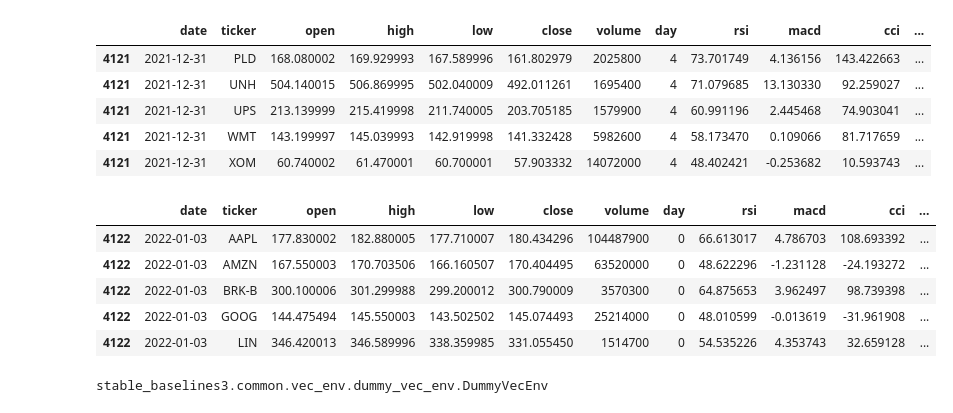
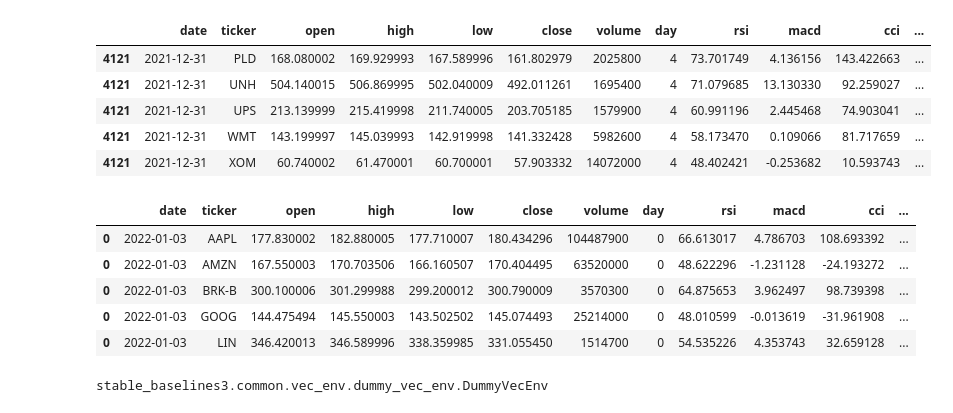
Before and after one commit to nolanspecter/Portfolio-Optimization-using-RL, a Jupyter notebook: portfolio.ipynb, the cells around one changed output. Cells and saved outputs as stored; diff of their text form; code cells hidden in the pictures.

```diff
--- a/portfolio.ipynb
+++ b/portfolio.ipynb
@@ -51,14 +50,16 @@ df_train.tail()
 | 4121 | 2021-12-31 | XOM | 60.740002 | 61.470001 | 60.700001 | 57.903332 | 14072000 | 4 | 48.402421 | -0.253682 | 10.593743 | ... |
 # %%
 df_test = df[df['date'] >= '2022-01-01']
+df_test = df_test.sort_values(['date', 'ticker']).reset_index(drop=True)
+df_test.index = df_test.date.factorize()[0]
 df_test.head()
 # %% [output]
 |  | date | ticker | open | high | low | close | volume | day | rsi | macd | cci | ... |
-| 4122 | 2022-01-03 | AAPL | 177.830002 | 182.880005 | 177.710007 | 180.434296 | 104487900 | 0 | 66.613017 | 4.786703 | 108.693392 | ... |
-| 4122 | 2022-01-03 | AMZN | 167.550003 | 170.703506 | 166.160507 | 170.404495 | 63520000 | 0 | 48.622296 | -1.231128 | -24.193272 | ... |
-| 4122 | 2022-01-03 | BRK-B | 300.100006 | 301.299988 | 299.200012 | 300.790009 | 3570300 | 0 | 64.875653 | 3.962497 | 98.739398 | ... |
-| 4122 | 2022-01-03 | GOOG | 144.475494 | 145.550003 | 143.502502 | 145.074493 | 25214000 | 0 | 48.010599 | -0.013619 | -31.961908 | ... |
-| 4122 | 2022-01-03 | LIN | 346.420013 | 346.589996 | 338.359985 | 331.055450 | 1514700 | 0 | 54.535226 | 4.353743 | 32.659128 | ... |
+| 0 | 2022-01-03 | AAPL | 177.830002 | 182.880005 | 177.710007 | 180.434296 | 104487900 | 0 | 66.613017 | 4.786703 | 108.693392 | ... |
+| 0 | 2022-01-03 | AMZN | 167.550003 | 170.703506 | 166.160507 | 170.404495 | 63520000 | 0 | 48.622296 | -1.231128 | -24.193272 | ... |
+| 0 | 2022-01-03 | BRK-B | 300.100006 | 301.299988 | 299.200012 | 300.790009 | 3570300 | 0 | 64.875653 | 3.962497 | 98.739398 | ... |
+| 0 | 2022-01-03 | GOOG | 144.475494 | 145.550003 | 143.502502 | 145.074493 | 25214000 | 0 | 48.010599 | -0.013619 | -31.961908 | ... |
+| 0 | 2022-01-03 | LIN | 346.420013 | 346.589996 | 338.359985 | 331.055450 | 1514700 | 0 | 54.535226 | 4.353743 | 32.659128 | ... |
 # %%
 stock_dim = len(conf.TICKERS)
 # %%
```
Also changed, not shown: parts of 17 cells of this notebook, 4 other files.
